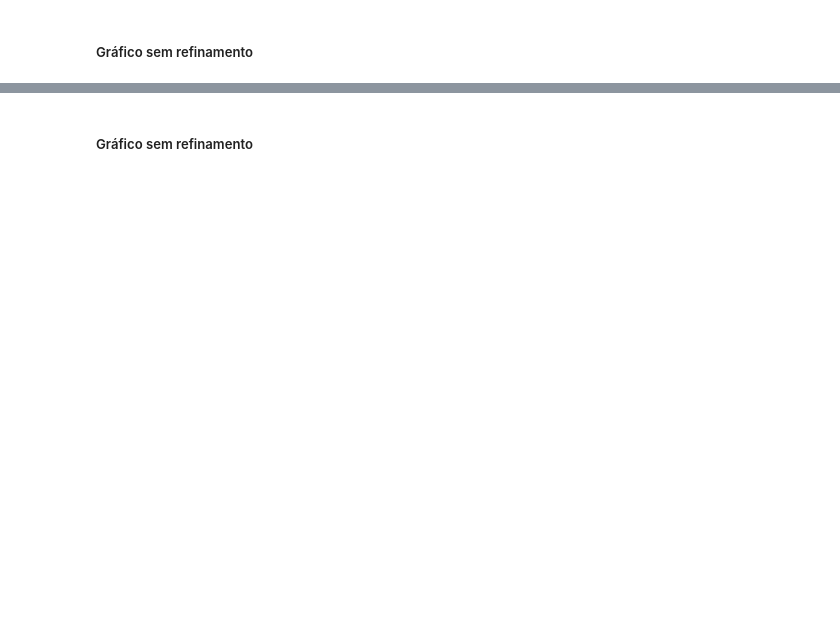
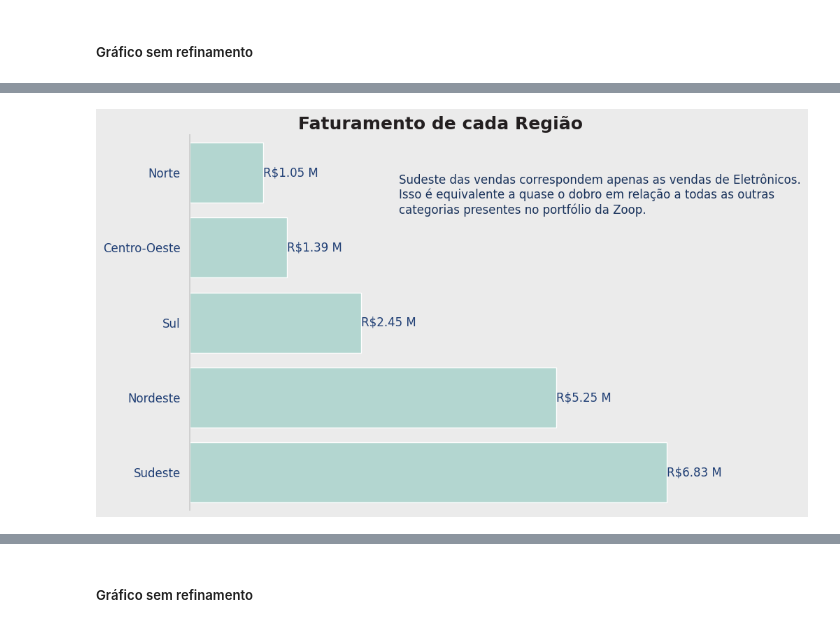
Before and after one commit to Enoque12/Projecto_Inicial_IA_Aplicada_na_Ciencia_de_Dados, a Jupyter notebook: Desafios.ipynb, the cells around one changed output, grey strips where cells are left out. Cells and saved outputs as stored; diff of their text form; code cells hidden in the pictures; blank space fills up the shorter version.

```diff
--- a/Desafios.ipynb
+++ b/Desafios.ipynb
@@ -378,0 +479,56 @@ Escreva aqui o prompt que você utilizou para gerar o código do desafio!
+# %%
+# Cálculo do faturamento por região
+df_final['faturamento'] = (df_final['preco_unitario'] * df_final['quantidade']) + df_final['frete']
+faturamento_por_regiao = df_final.groupby('regiao')['faturamento'].sum().sort_values()
+
+# Configuração do estilo
+sns.set(style="whitegrid")
+
+# Criando figura
+fig, ax = plt.subplots(figsize=(10, 6))
+fig.patch.set_facecolor(CINZA_1)   # Fundo da figura
+ax.set_facecolor(CINZA_1)          # Fundo do plot
+
+# Barras horizontais
+sns.barplot(
+    x=faturamento_por_regiao.values,
+    y=faturamento_por_regiao.index,
+    color=AQUA_1,
+    ax=ax
+)
+
+# Título
+ax.set_title("Faturamento de cada Região", fontsize=18, color=CINZA_5, fontweight='bold')
+
+# Eixo X - remover
+ax.set_xlabel("")
+ax.set_xticks([])
+
+# Eixo Y - formatar
+ax.set_ylabel("")
+ax.tick_params(axis='y', labelsize=12, colors=AZUL_1)
+
+# Remover bordas topo e direita
+ax.spines['top'].set_visible(False)
+ax.spines['right'].set_visible(False)
+ax.spines['bottom'].set_visible(False)
+
+# Exibir valores nas barras (em milhões)
+for i, valor in enumerate(faturamento_por_regiao.values):
+    valor_milhoes = valor / 1_000_000
+    ax.text(valor,
+            i,
+            f"R${valor_milhoes:,.2f} M",
+            va='center',
+            ha='left',
+            fontsize=12,
+            color=AZUL_1
+            )
+
+# Adicionar texto dentro da área do plot
+plt.text(0.3e7, 0.3, f"{faturamento_por_regiao.index[4]} das vendas correspondem apenas as vendas de Eletrônicos.\nIsso é equivalente a quase o dobro em relação a todas as outras \ncategorias presentes no portfólio da Zoop.",
+          ha='left', va='center', color=AZUL_3, fontsize=12)
+plt.tight_layout()
+plt.show()
+# %% [output]
+[figure, added]
```
Also changed, not shown: parts of 18 cells of this notebook.
